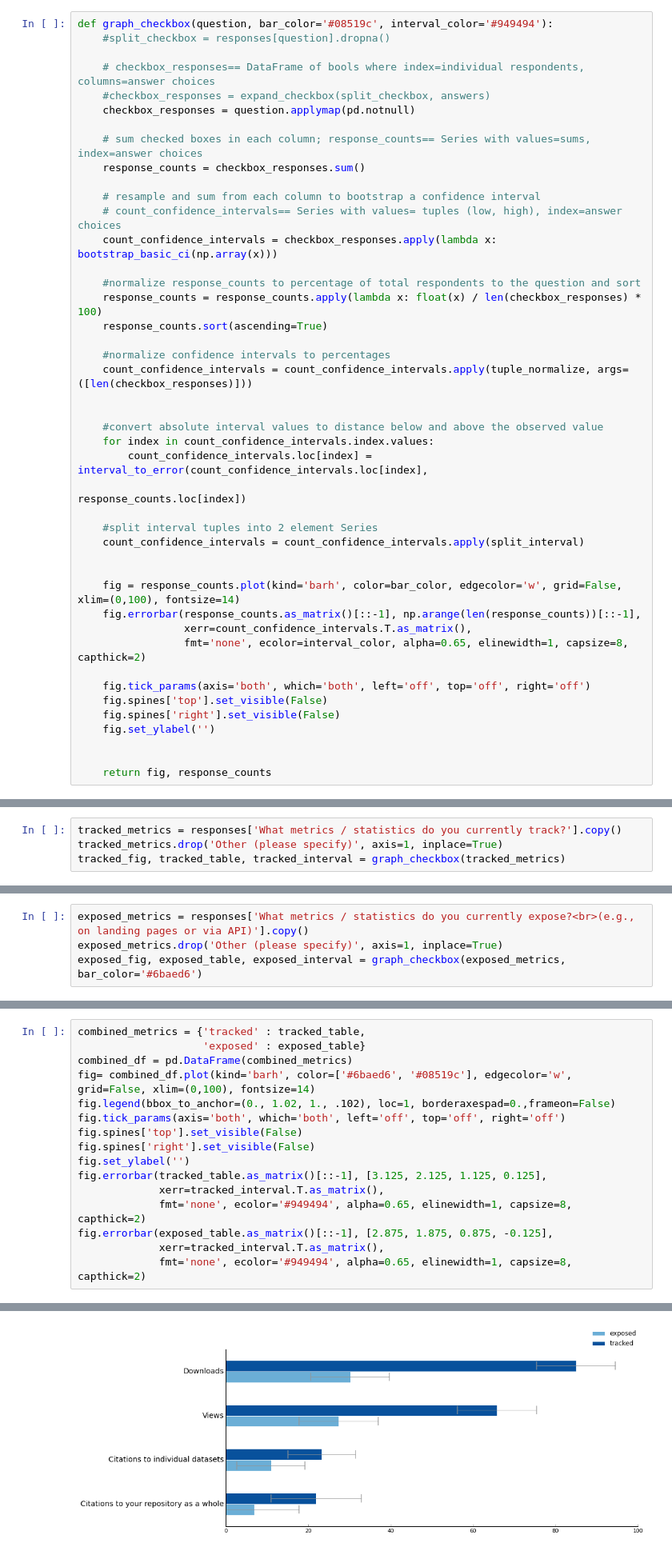
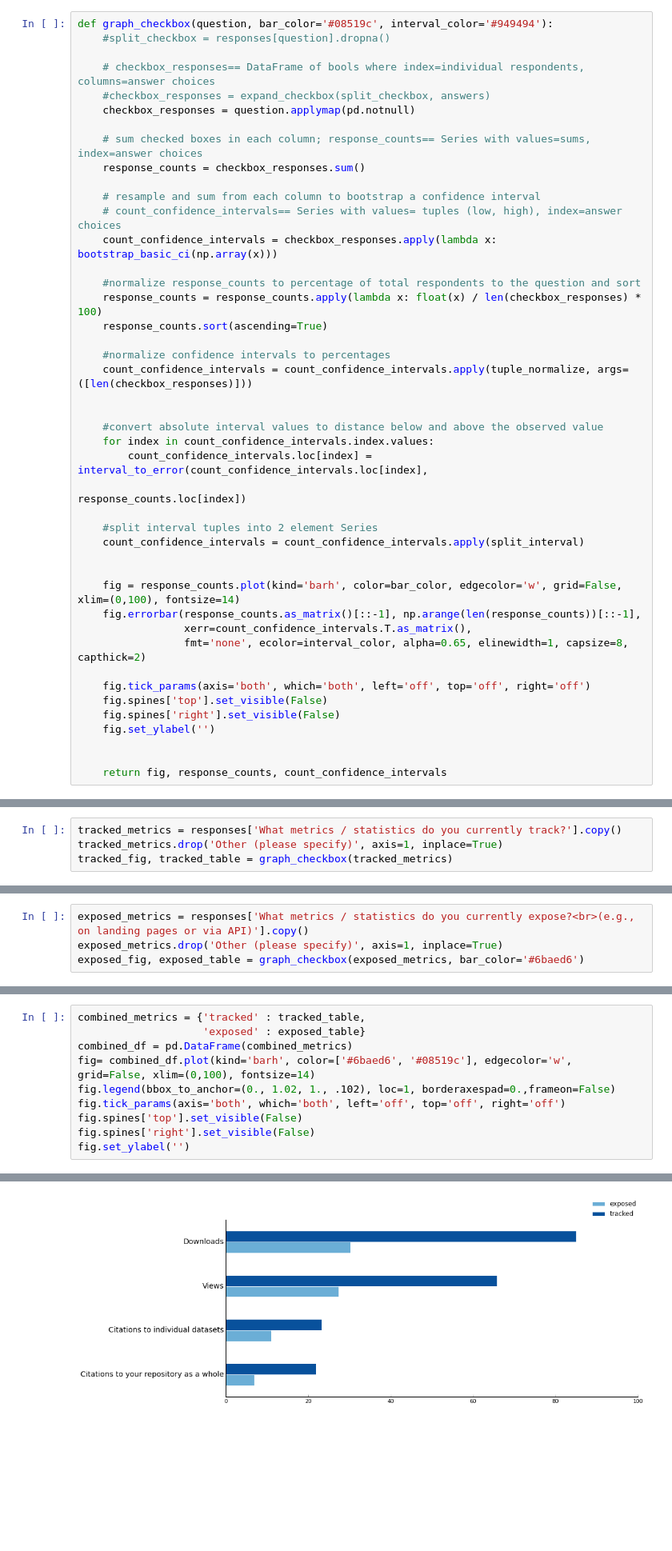
Before and after one commit to JEK-III/MDCSurvey, a Jupyter notebook: Making Data Count.ipynb, the cells around one changed output, grey strips where cells are left out. Shown: that part at 80% size. Saved outputs shown, nothing was run; the diff lists cells and outputs as text; blank space fills up the shorter version.

```diff
--- a/Making Data Count.ipynb
+++ b/Making Data Count.ipynb
@@ -205,7 +205,7 @@ def graph_checkbox(question, bar_color='#08519c', interval_color='#949494'):
     fig.set_ylabel('')
 
 
-    return fig, response_counts
+    return fig, response_counts, count_confidence_intervals
 # %% [markdown]
 # Researchers
 # %%
@@ -531,7 +559,7 @@ graph_checkbox(responses['What metrics / statistics do you currently track?'])
 # %%
 tracked_metrics = responses['What metrics / statistics do you currently track?'].copy()
 tracked_metrics.drop('Other (please specify)', axis=1, inplace=True)
-tracked_fig, tracked_table, tracked_interval = graph_checkbox(tracked_metrics)
+tracked_fig, tracked_table = graph_checkbox(tracked_metrics)
 # %% [output]
 [figure]
 # %%
@@ -564,7 +583,7 @@ graph_checkbox(responses['What metrics / statistics do you currently expose?<br>
 # %%
 exposed_metrics = responses['What metrics / statistics do you currently expose?<br>(e.g., on landing pages or via API)'].copy()
 exposed_metrics.drop('Other (please specify)', axis=1, inplace=True)
-exposed_fig, exposed_table, exposed_interval = graph_checkbox(exposed_metrics, bar_color='#6baed6')
+exposed_fig, exposed_table = graph_checkbox(exposed_metrics, bar_color='#6baed6')
 # %% [output]
 [figure]
 # %% [markdown]
@@ -588,10 +607,4 @@ fig.tick_params(axis='both', which='both', left='off', top='off', right='off')
 fig.spines['top'].set_visible(False)
 fig.spines['right'].set_visible(False)
 fig.set_ylabel('')
-fig.errorbar(tracked_table.as_matrix()[::-1], [3.125, 2.125, 1.125, 0.125],
-             xerr=tracked_interval.T.as_matrix(),
-             fmt='none', ecolor='#949494', alpha=0.65, elinewidth=1, capsize=8, capthick=2)
-fig.errorbar(exposed_table.as_matrix()[::-1], [2.875, 1.875, 0.875, -0.125],
-             xerr=tracked_interval.T.as_matrix(),
-             fmt='none', ecolor='#949494', alpha=0.65, elinewidth=1, capsize=8, capthick=2)
 # %% [output]
@@ -599 +612 @@ fig.errorbar(exposed_table.as_matrix()[::-1], [2.875, 1.875, 0.875, -0.125],
-[figure, old version]
+[figure, new version]
```
Also changed, not shown: parts of 5 cells of this notebook, 1 other file.
